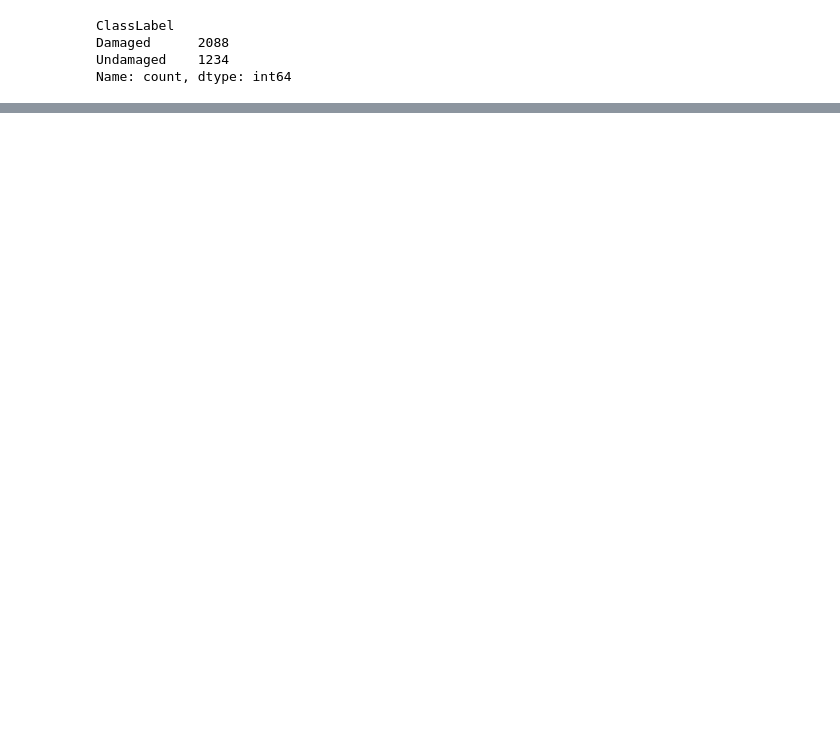
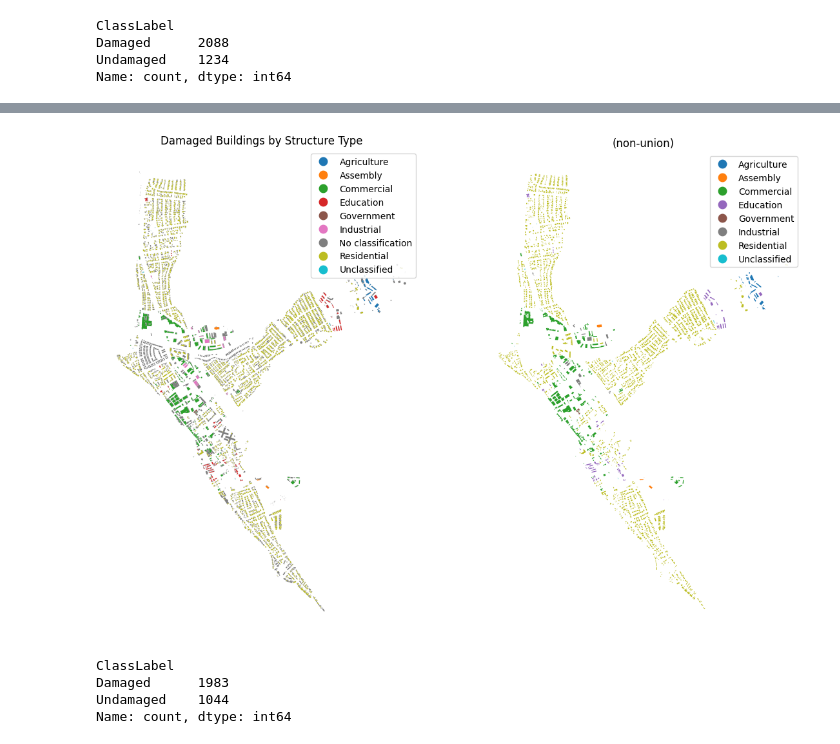
Before and after one commit to hwmWill/HawaiiFires, a Jupyter notebook: geoData.ipynb, the cells around one changed output, grey strips where cells are left out. Saved outputs shown, nothing was run; the diff lists cells and outputs as text; code cells hidden in the pictures; blank space fills up the shorter version.

```diff
--- a/geoData.ipynb
+++ b/geoData.ipynb
@@ -62,0 +179,24 @@ Right CRS: EPSG:4326
+# %%
+overlayedBuildings = gpd.overlay(buildingDamage.to_crs(maui.crs), maui, how='union').dropna(subset='ClassLabel')
+# %%
+overlayedBuildings.loc[overlayedBuildings.OCC_CLS.isnull(), 'OCC_CLS'] = 'No classification'
+# %%
+fig, ax = plt.subplots(1, 2, figsize=(14, 10), dpi=100)
+# ax = fig.add_subplot(121)
+overlayedBuildings.plot(ax=ax[0], column='OCC_CLS', legend=True)
+ax[0].set_axis_off()
+ax[0].set_title('Damaged Buildings by Structure Type')
+
+gpd.overlay(buildingDamage.to_crs(maui.crs), maui, how='intersection').dropna(subset='ClassLabel').plot(ax=ax[1], column='OCC_CLS', legend=True)
+ax[1].set_axis_off()
+ax[1].set_title('(non-union)')
+plt.show()
+# %% [output]
+[figure, added]
+# %%
+gpd.overlay(buildingDamage.to_crs(maui.crs), maui, how='intersection').ClassLabel.value_counts()
+# %% [output]
+ClassLabel
+Damaged      1983
+Undamaged    1044
+Name: count, dtype: int64
```
Also changed, not shown: parts of 19 cells of this notebook, 6 other files.
